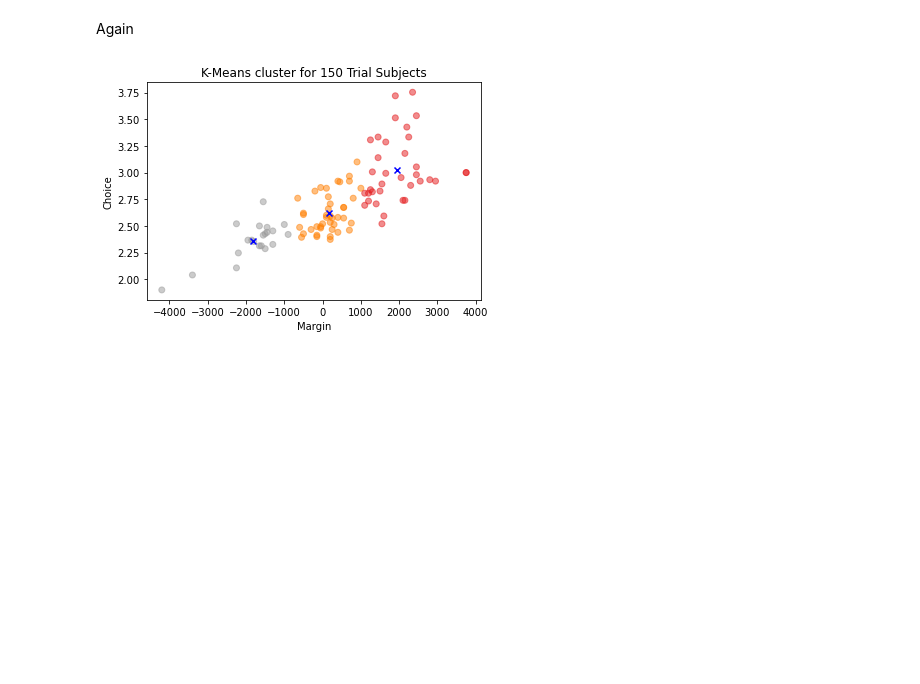
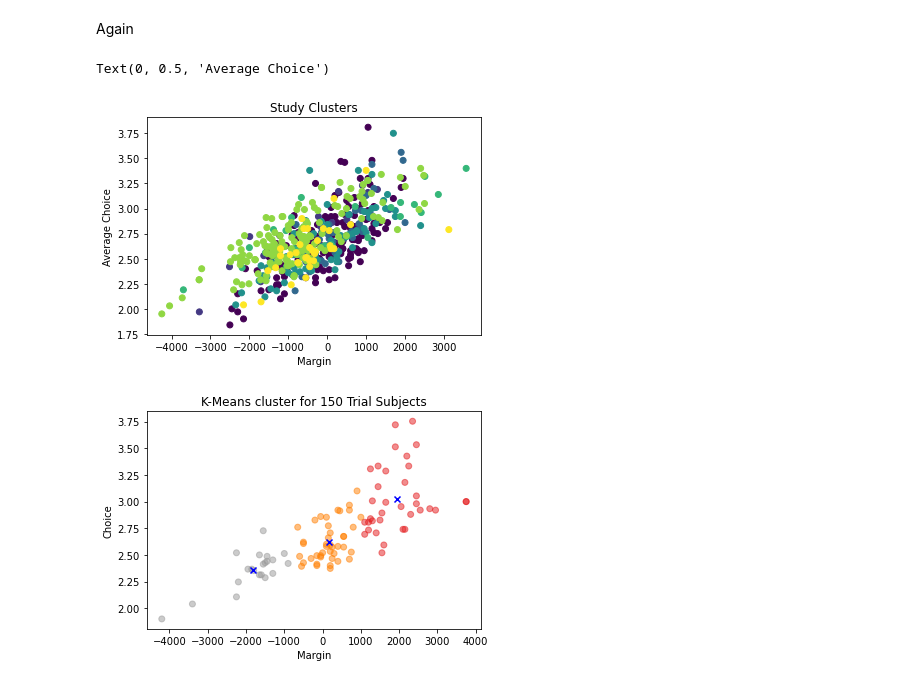
Before and after one commit to kiansweeney11/ca4015-assignment-1, a Jupyter notebook: _build/jupyter_execute/clustering.ipynb, the cells around one changed output. Drawn from its saved outputs; the diff is of its cells as text; code cells hidden in the pictures; blank space fills up the shorter version.

```diff
--- a/_build/jupyter_execute/clustering.ipynb
+++ b/_build/jupyter_execute/clustering.ipynb
@@ -71,6 +84,25 @@ plt.show()
 [figure]
 # %% [markdown]
 Again
+# %%
+replacements100 = {
+  r'Horstmann': 1,
+  r'Kjome': 2,
+  r'Maia': 3,
+  r'SteingroverInPrep': 4,
+  r'Premkumar': 5,
+  r'Wood': 6,
+  r'Worthy': 7
+}
+
+cleaned100['StudyNumber'] = cleaned100.Study.replace(replacements100, regex=True)
+plt.scatter(cleaned100['Margin'], cleaned100['Average Choice'], c=cleaned100['StudyNumber'])
+plt.title("Study Clusters")
+plt.xlabel('Margin')
+plt.ylabel('Average Choice')
+# %% [output]
+Text(0, 0.5, 'Average Choice')
+[figure, added]
 # %%
 kmeans_margin_choice150 = KMeans(n_clusters=3).fit(cleaned150[["Margin", "Average Choice"]])
 centroids_betas = kmeans_margin_choice150.cluster_centers_
```
Also changed, not shown: parts of 13 cells of this notebook, 21 other files.
